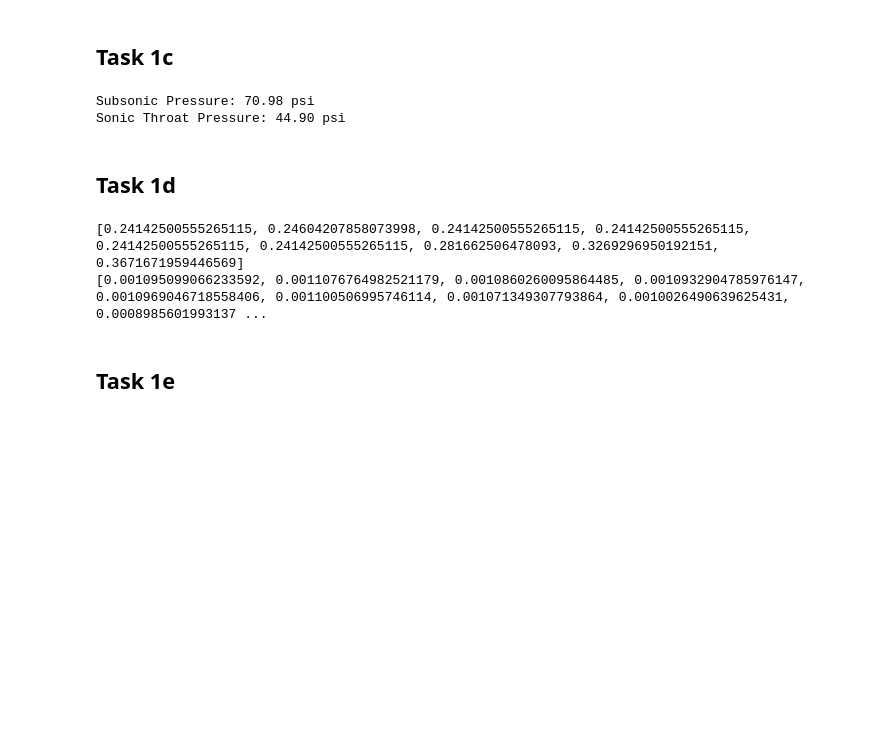
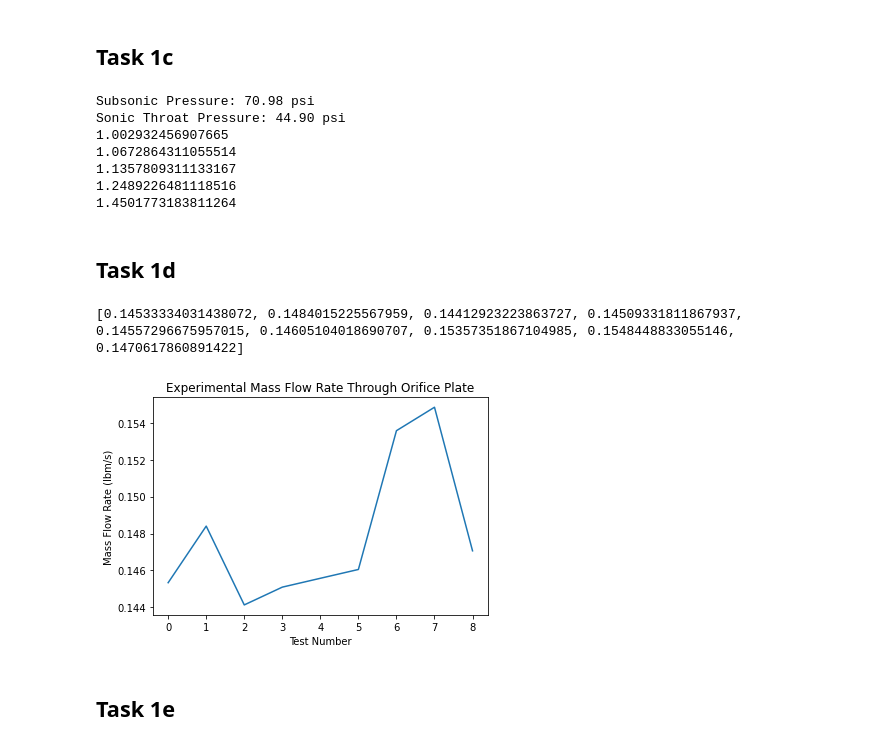
Before and after one commit to HarrisonStoelting/AeroLab, a Jupyter notebook: Lab2/Lab2_Calc.ipynb, the cells around one changed output. Drawn from its saved outputs; the diff is of its cells as text; code cells hidden in the pictures; blank space fills up the shorter version.

```diff
--- a/Lab2/Lab2_Calc.ipynb
+++ b/Lab2/Lab2_Calc.ipynb
@@ -113,14 +133,35 @@ p_throat_sonic = 85*(1 + (gamma-1)/2 * 1**2)**(-gamma / (gamma-1))
 
 print("Subsonic Pressure: {:.2f} psi".format(p_throat_subsonic))
 print("Sonic Throat Pressure: {:.2f} psi".format(p_throat_sonic))
+
+
+#### REWORKING ####
+#determining critical back pressure
+p_crit = p_t * (2/(gamma+1))**(gamma/(gamma-1)) #critical back pressure for supersonic flow
+
+#determining which tests were supersonic
+for i in range(8):
+    if full_data.iloc[2, i+1] >= p_crit: #back pressures greater than p_crit are not sonic
+        p_e = exit_pressures[i] #getting the experimental exit pressure
+        M_e = np.sqrt((2/(gamma-1))*(np.power(p_t/p_e, (1/(gamma/(gamma-1)))) - 1)) #finding mach @ exit
+        A_ratio_crit = (1/M_e) * ((2/(gamma+1)) * (1 + (gamma-1)/2 * M_e**2))**((gamma+1)/(2*(gamma-1))) #finding exit critical ratio (Ae/A*)
+
+        print(A_ratio)
+    else:
+        p_throat_sonic = 85*(1 + (gamma-1)/2 * 1**2)**(-gamma / (gamma-1)) #if p_b > p_crit mach @ throat = 1
 # %% [output]
 Subsonic Pressure: 70.98 psi
 Sonic Throat Pressure: 44.90 psi
+1.002932456907665
+1.0672864311055514
+1.1357809311133167
+1.2489226481118516
+1.4501773183811264
 # %% [markdown]
 ## Task 1d
 # %%
 #constants
-d_orifice = 0.1625 #in
+d_orifice = 1.625 #in
 D_pipe = 3.1875 #in
 A_th = np.pi*(d_orifice/2)**2 / 144 #ft^2
 g_c = 32.174 #(lbm-ft)/(lbf-s^2)
@@ -133,35 +174,43 @@ R = 10.731 #psi⋅ft^3⋅lbmol^−1⋅°R^−1
 p_throat_data = [] #psig
 for i in range(9):
     p_throat_data.append(raw_data.iloc[8,i])
 
 T_recorded = []
 for i in range(9):
     T_in = full_data.iloc[3,i+1] #getting the inlet recorded temp.
     T_in = T_in*(9/5)+491.67 #converting from Celsius to Rankine
     T_recorded.append(T_in)
 
 rho_f = [] #lbm/ft^3
 for i in range(9):
     rho = p_throat_data[i]/(R*T_recorded[i]) * 28.966 #going from lbmol to lbm (lbm/ft^3)
     rho_f.append(rho)
-print(rho_f)
+#print(rho_f)
 
 #getting delta p
 delta_p = []
 for i in range(9):
     p_diff = full_data.iloc[5,i+1] #in of H20
     p_diff = p_diff*5.197 #lbf/ft^2
     delta_p.append(p_diff)
 
 #calculating m_dot
 m_dot_data = []
 for i in range(9):
     m_dot = A_th * F_a * (C_D / np.sqrt(1 - Beta**4)) * np.sqrt(2*g_c*rho_f[i]*delta_p[i])
     m_dot_data.append(m_dot)
 
 print(m_dot_data) #lbm/s
+
+#plotting
+x = np.arange(0, 9, 1)
+plt.plot(x, m_dot_data)
+plt.title("Experimental Mass Flow Rate Through Orifice Plate")
+plt.xlabel("Test Number")
+plt.ylabel("Mass Flow Rate (lbm/s)")
+plt.show()
 # %% [output]
-[0.24142500555265115, 0.24604207858073998, 0.24142500555265115, 0.24142500555265115, 0.24142500555265115, 0.24142500555265115, 0.281662506478093, 0.3269296950192151, 0.3671671959446569]
-[0.001095099066233592, 0.0011076764982521179, 0.0010860260095864485, 0.0010932904785976147, 0.0010969046718558406, 0.001100506995746114, 0.001071349307793864, 0.0010026490639625431, 0.0008985601993137 ...
+[0.14533334031438072, 0.1484015225567959, 0.14412923223863727, 0.14509331811867937, 0.14557296675957015, 0.14605104018690707, 0.15357351867104985, 0.1548448833055146, 0.1470617860891422]
+[figure, added]
 # %% [markdown]
 ## Task 1e
```
Also changed, not shown: parts of 2 cells of this notebook.
